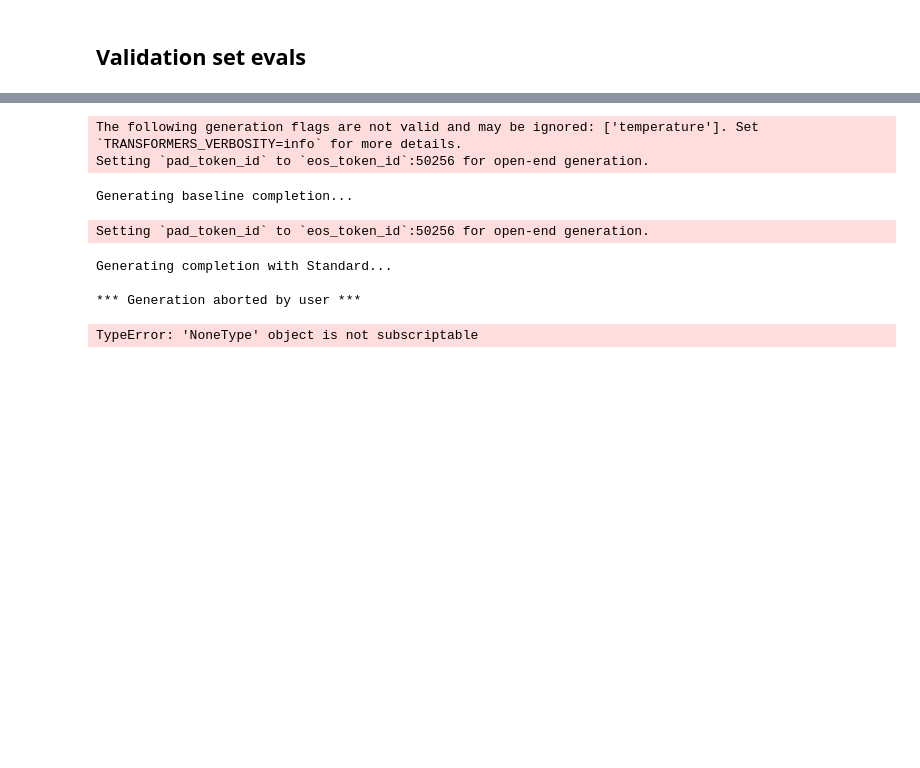
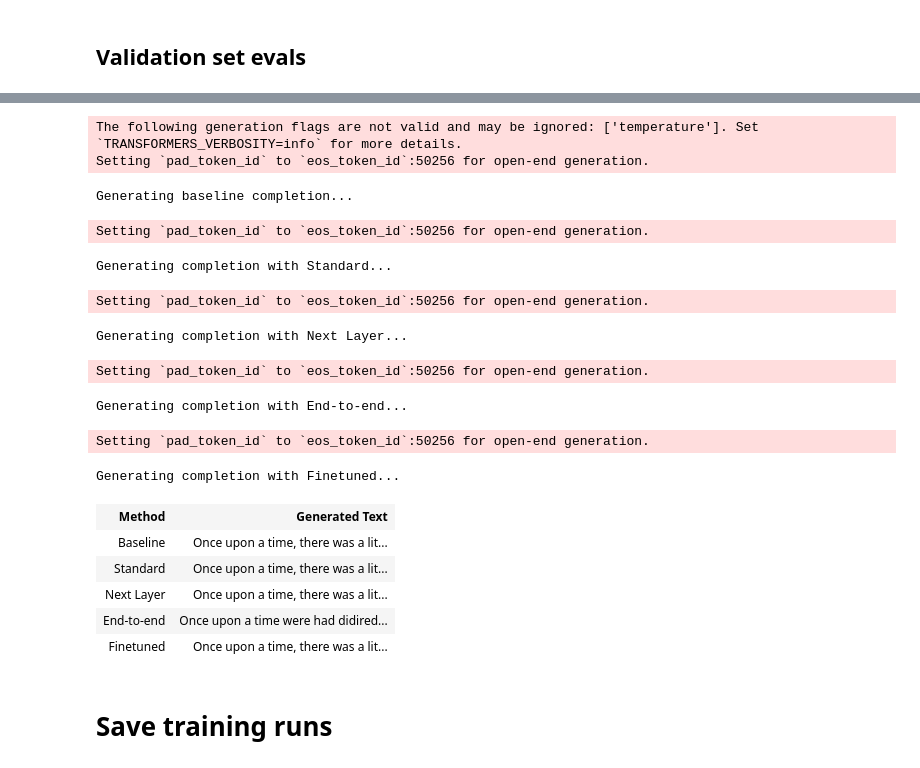
Before and after one commit to evan-lloyd/mechinterp-experiments, a Jupyter notebook: tiny_stories_sae/e2e_demo.ipynb, the cells around one changed output, grey strips where cells are left out. Drawn from its saved outputs; the diff is of its cells as text; code cells hidden in the pictures; blank space fills up the shorter version.

Commit message:
save results

```diff
--- a/tiny_stories_sae/e2e_demo.ipynb
+++ b/tiny_stories_sae/e2e_demo.ipynb
@@ -671,12 +671,11 @@ results["Baseline"] = baseline_text
 # Generate with each SAE method
 for method in TrainingMethod:
     print(f"Generating completion with {method.value}...")
-    sae_dict = {layer: saes[method][layer] for layer in range(4)}
     method_tokens = generate_with_replacement(
         model,
         tokenizer,
         prompt,
-        saes=sae_dict,
+        saes=saes[method],
         do_sample=False,
         stream=False,
     )
@@ -684,33 +683,44 @@ for method in TrainingMethod:
     results[method.value] = method_text
 
 # Display results in HTML table
 from IPython.display import HTML
 
 html_table = """
 <table border="1" style="border-collapse: collapse; width: 100%;">
 <tr style="background-color: #f2f2f2;">
 <th style="padding: 10px; text-align: left;">Method</th>
 <th style="padding: 10px; text-align: left;">Generated Text</th>
 </tr>
 """
 
 for method_name, text in results.items():
     html_table += f"""
 <tr>
 <td style="padding: 10px; vertical-align: top; font-weight: bold;">{method_name}</td>
 <td style="padding: 10px; font-family: monospace; white-space: pre-wrap;">{text}</td>
 </tr>
 """
 
 html_table += "</table>"
 
 display(HTML(html_table))
 # %% [output]
 The following generation flags are not valid and may be ignored: ['temperature']. Set `TRANSFORMERS_VERBOSITY=info` for more details.
 Setting `pad_token_id` to `eos_token_id`:50256 for open-end generation.
 Generating baseline completion...
 Setting `pad_token_id` to `eos_token_id`:50256 for open-end generation.
 Generating completion with Standard...
-
-*** Generation aborted by user ***
-TypeError: 'NoneType' object is not subscriptable
+Setting `pad_token_id` to `eos_token_id`:50256 for open-end generation.
+Generating completion with Next Layer...
+Setting `pad_token_id` to `eos_token_id`:50256 for open-end generation.
+Generating completion with End-to-end...
+Setting `pad_token_id` to `eos_token_id`:50256 for open-end generation.
+Generating completion with Finetuned...
+| Method | Generated Text |
+| Baseline | Once upon a time, there was a lit... |
+| Standard | Once upon a time, there was a lit... |
+| Next Layer | Once upon a time, there was a lit... |
+| End-to-end | Once upon a time were had didired... |
+| Finetuned | Once upon a time, there was a lit... |
+# %% [markdown]
+# Save training runs
```
Also changed, not shown: parts of 7 cells of this notebook, 4 other files.
